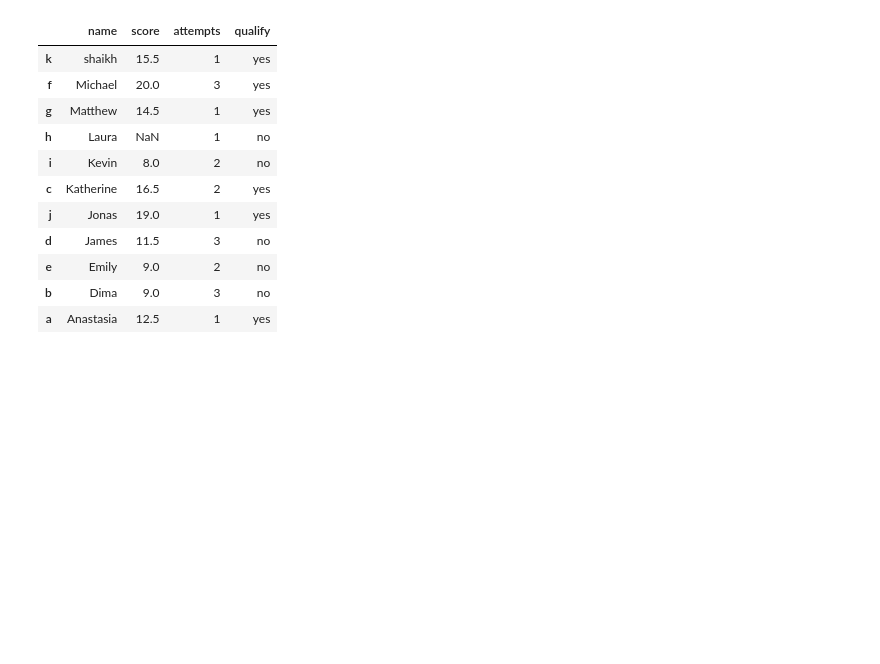
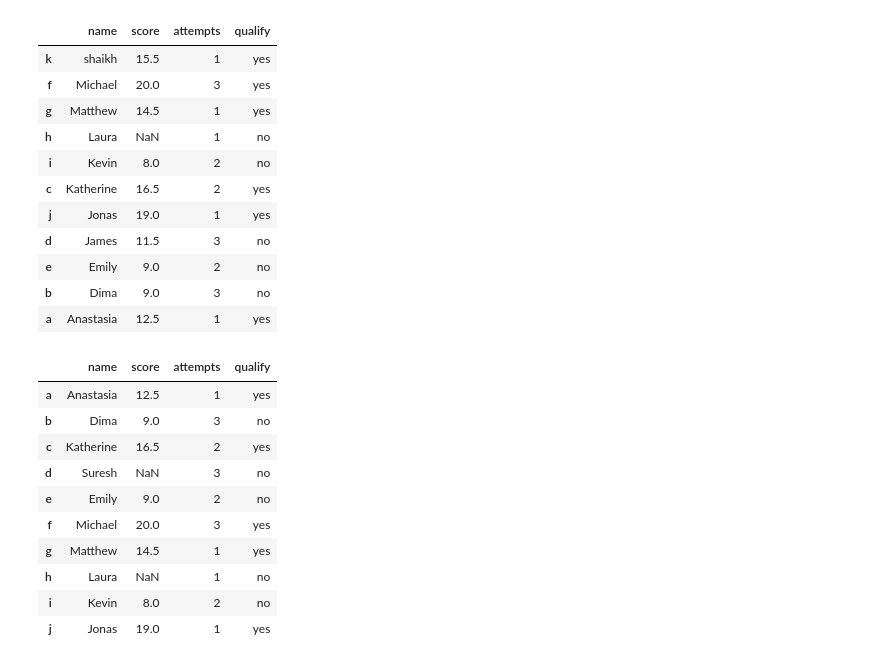
Before and after one commit to faisallshaikh/pandas, a Jupyter notebook: jupy1.ipynb, the cells around one changed output. Cells and saved outputs as stored; diff of their text form; code cells hidden in the pictures; blank space fills up the shorter version.

```diff
--- a/jupy1.ipynb
+++ b/jupy1.ipynb
@@ -358,6 +358,20 @@ data.qualify = data["qualify"].map({"yes": True, "no": False})
 """18. Write a Pandas program to change the name 'James' to 'Suresh' in
  name column of the DataFrame."""
 
-data.loc["d"] = {"name":"Suresh"}
+data.loc["d"] = {"James":"Suresh"}
 # %%
 data.loc["d","score"] = 11.4
+# %%
+data.replace("James","Suresh")
+# %% [output]
+|  | name | score | attempts | qualify |
+| a | Anastasia | 12.5 | 1 | yes |
+| b | Dima | 9.0 | 3 | no |
+| c | Katherine | 16.5 | 2 | yes |
+| d | Suresh | NaN | 3 | no |
+| e | Emily | 9.0 | 2 | no |
+| f | Michael | 20.0 | 3 | yes |
+| g | Matthew | 14.5 | 1 | yes |
+| h | Laura | NaN | 1 | no |
+| i | Kevin | 8.0 | 2 | no |
+| j | Jonas | 19.0 | 1 | yes |
```
Also changed, not shown: parts of 11 cells of this notebook.
